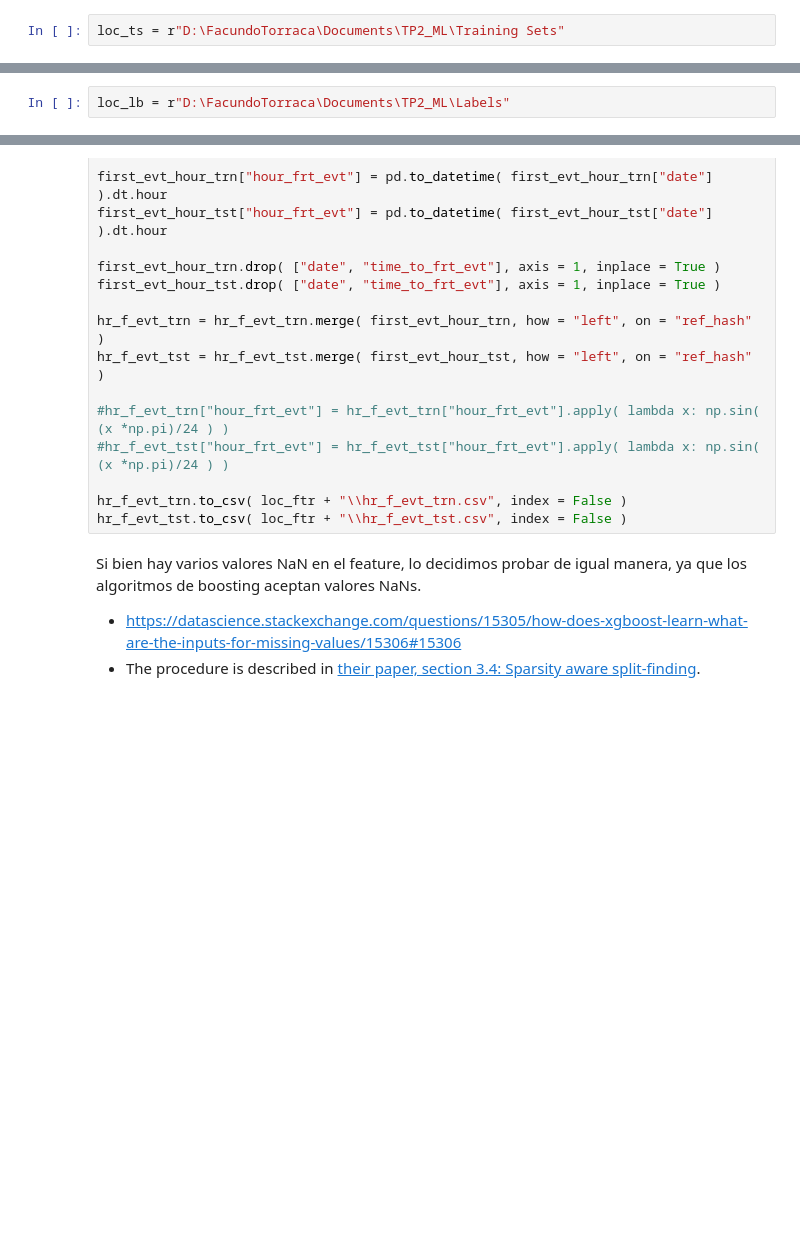
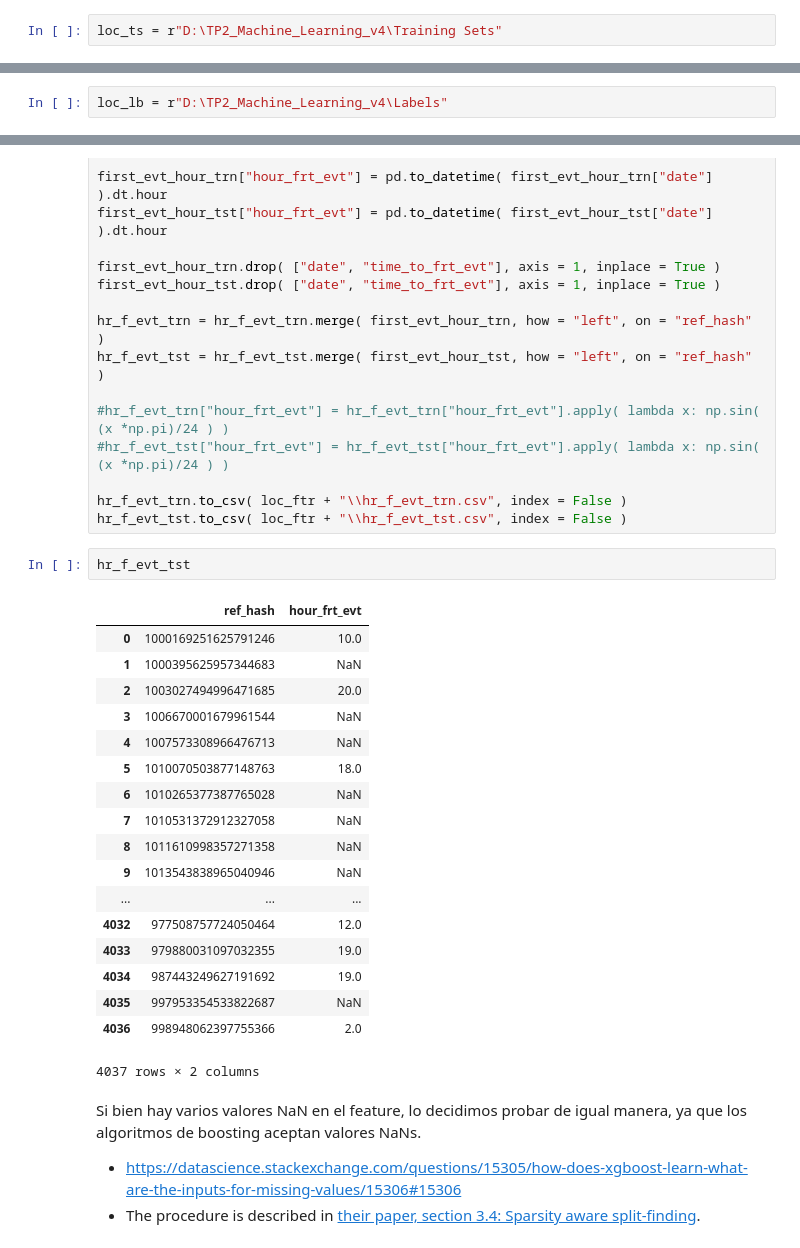
Before and after one commit to facundotorraca/TrabajoPractico2, a Jupyter notebook: TP2_Comp/Features SC/ftr_evt_sc.ipynb, the cells around one changed output, grey strips where cells are left out. Saved outputs shown, nothing was run; the diff lists cells and outputs as text; blank space fills up the shorter version.

```diff
--- a/TP2_Comp/Features SC/ftr_evt_sc.ipynb
+++ b/TP2_Comp/Features SC/ftr_evt_sc.ipynb
@@ -12,14 +12,14 @@ loc_ftr = r"D:\FacundoTorraca\Documents\TP2_ML\FeaturesComp\FeaturesSC"
 # %% [markdown]
 ## <span style="color:yellow"> **Preparamos el set de entramiento para sacar features** </span>
 # %%
-loc_ts = r"D:\FacundoTorraca\Documents\TP2_ML\Training Sets"
+loc_ts = r"D:\TP2_Machine_Learning_v4\Training Sets"
 # %%
 evt_trn = pd.read_csv( loc_ts + "\\evt_21_23.csv" );
 evt_tst = pd.read_csv( loc_ts + "\\evt_24_26.csv" );
 # %% [markdown]
 ## <span style="color:yellow"> **Preparamos el ref_hash de cada ventana** </span>
 # %%
-loc_lb = r"D:\FacundoTorraca\Documents\TP2_ML\Labels"
+loc_lb = r"D:\TP2_Machine_Learning_v4\Labels"
 # %%
 lb_ins_trn = pd.read_csv( loc_lb + "\\label_ins_24_26.csv" );
 lb_ins_tst = pd.read_csv( loc_lb + "\\target.csv" );
@@ -58,6 +58,27 @@ hr_f_evt_tst = hr_f_evt_tst.merge( first_evt_hour_tst, how = "left", on = "ref_h
 
 hr_f_evt_trn.to_csv( loc_ftr + "\\hr_f_evt_trn.csv", index = False )
 hr_f_evt_tst.to_csv( loc_ftr + "\\hr_f_evt_tst.csv", index = False )
+# %%
+hr_f_evt_tst
+# %% [output]
+|  | ref_hash | hour_frt_evt |
+| 0 | 1000169251625791246 | 10.0 |
+| 1 | 1000395625957344683 | NaN |
+| 2 | 1003027494996471685 | 20.0 |
+| 3 | 1006670001679961544 | NaN |
+| 4 | 1007573308966476713 | NaN |
+| 5 | 1010070503877148763 | 18.0 |
+| 6 | 1010265377387765028 | NaN |
+| 7 | 1010531372912327058 | NaN |
+| 8 | 1011610998357271358 | NaN |
+| 9 | 1013543838965040946 | NaN |
+| ... | ... | ... |
+| 4032 | 977508757724050464 | 12.0 |
+| 4033 | 979880031097032355 | 19.0 |
+| 4034 | 987443249627191692 | 19.0 |
+| 4035 | 997953354533822687 | NaN |
+| 4036 | 998948062397755366 | 2.0 |
+4037 rows × 2 columns
 # %% [markdown]
 Si bien hay varios valores NaN en el feature, lo decidimos probar de igual manera, ya que los algoritmos de boosting aceptan valores NaNs.
 
```
Also changed, not shown: parts of 20 cells of this notebook.
